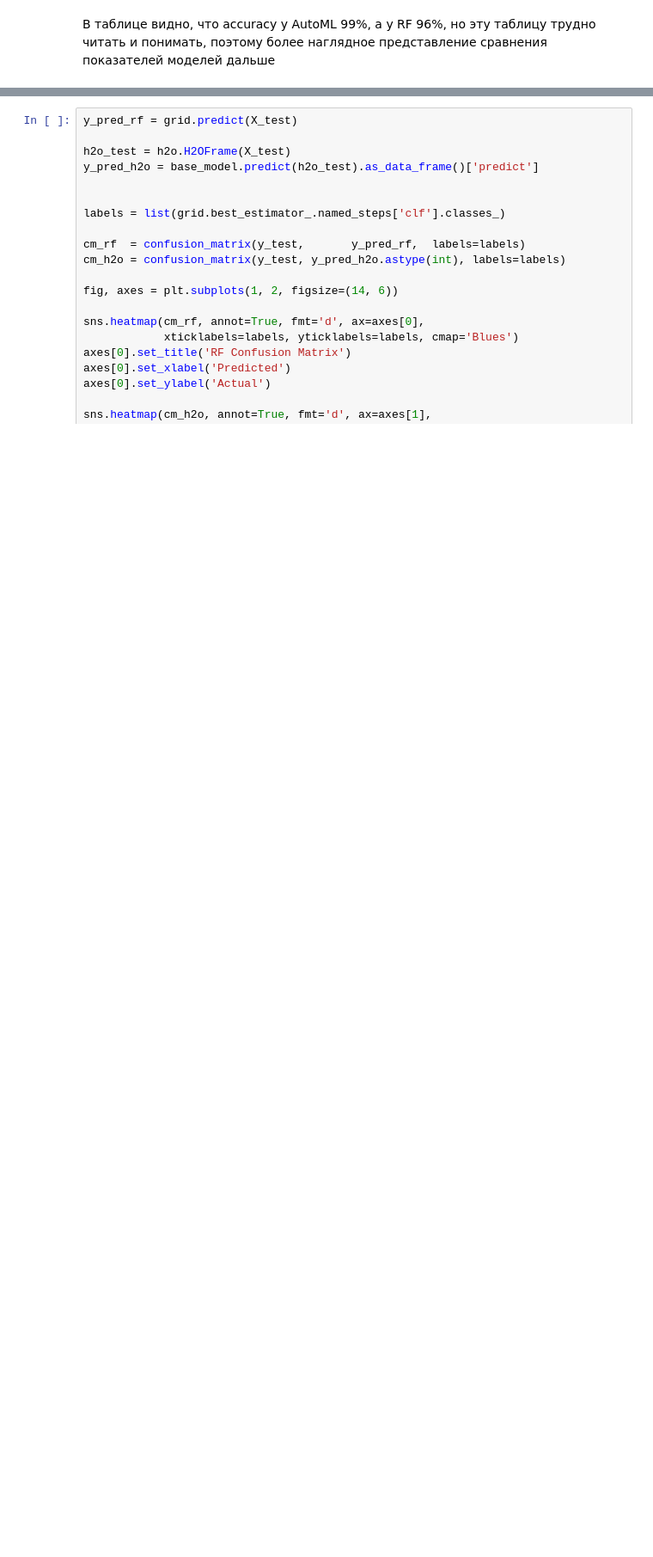
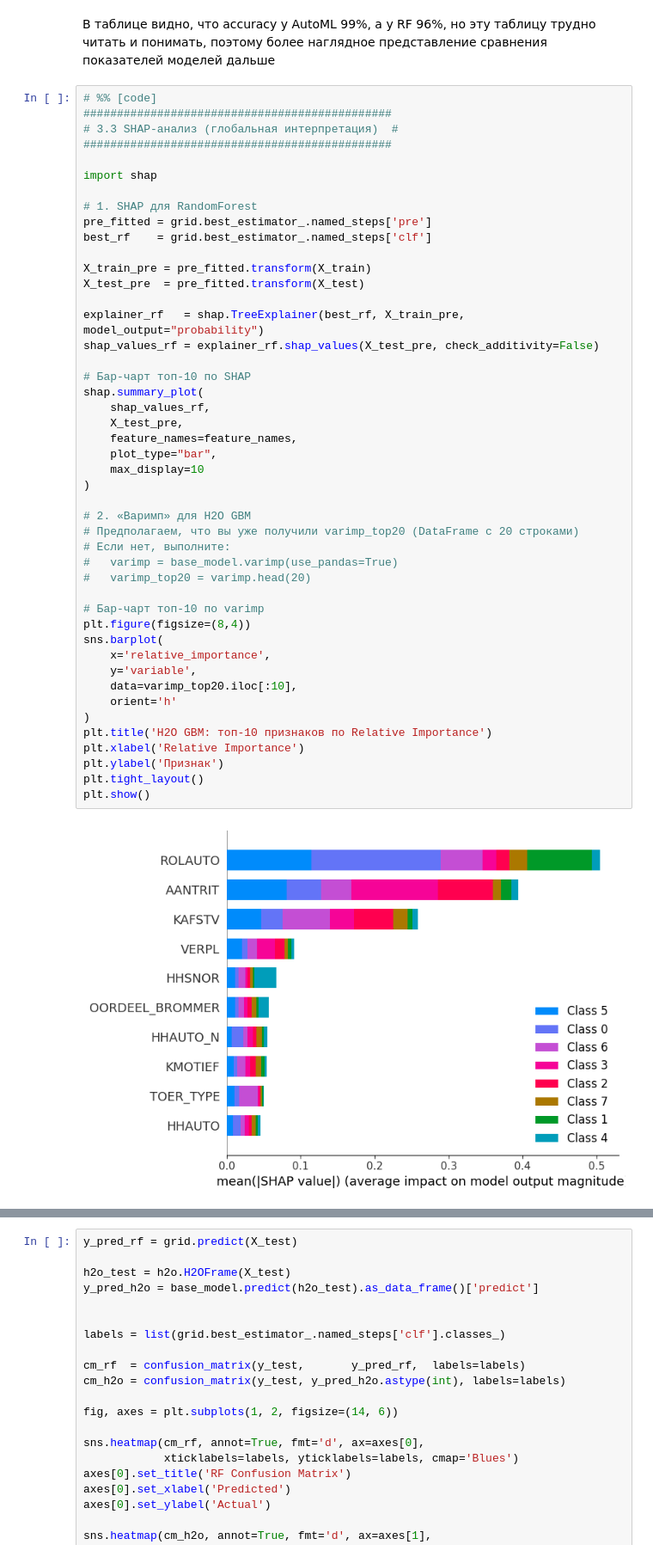
Before and after one commit to hizik999/coursework_ml, a Jupyter notebook: main.ipynb, the cells around one changed output, grey strips where cells are left out. Shown at 86% size. Saved outputs shown, nothing was run; the diff lists cells and outputs as text; blank space fills up the shorter version.

```diff
--- a/main.ipynb
+++ b/main.ipynb
@@ -537,2 +552,50 @@ gbm prediction progress: |██████████████████
 # %% [markdown]
 В таблице видно, что accuracy у AutoML 99%, а у RF 96%, но эту таблицу трудно читать и понимать, поэтому более наглядное представление сравнения показателей моделей дальше
+# %%
+# %% [code]
+##############################################
+# 3.3 SHAP-анализ (глобальная интерпретация)  #
+##############################################
+
+import shap
+
+# 1. SHAP для RandomForest
+pre_fitted = grid.best_estimator_.named_steps['pre']
+best_rf    = grid.best_estimator_.named_steps['clf']
+
+X_train_pre = pre_fitted.transform(X_train)
+X_test_pre  = pre_fitted.transform(X_test)
+
+explainer_rf   = shap.TreeExplainer(best_rf, X_train_pre, model_output="probability")
+shap_values_rf = explainer_rf.shap_values(X_test_pre, check_additivity=False)
+
+# Бар-чарт топ-10 по SHAP
+shap.summary_plot(
+    shap_values_rf,
+    X_test_pre,
+    feature_names=feature_names,
+    plot_type="bar",
+    max_display=10
+)
+
+# 2. «Варимп» для H2O GBM
+# Предполагаем, что вы уже получили varimp_top20 (DataFrame с 20 строками)
+# Если нет, выполните:
+#   varimp = base_model.varimp(use_pandas=True)
+#   varimp_top20 = varimp.head(20)
+
+# Бар-чарт топ-10 по varimp
+plt.figure(figsize=(8,4))
+sns.barplot(
+    x='relative_importance',
+    y='variable',
+    data=varimp_top20.iloc[:10],
+    orient='h'
+)
+plt.title('H2O GBM: топ-10 признаков по Relative Importance')
+plt.xlabel('Relative Importance')
+plt.ylabel('Признак')
+plt.tight_layout()
+plt.show()
+# %% [output]
+[figure, added]
```
Also changed, not shown: parts of 7 cells of this notebook.
